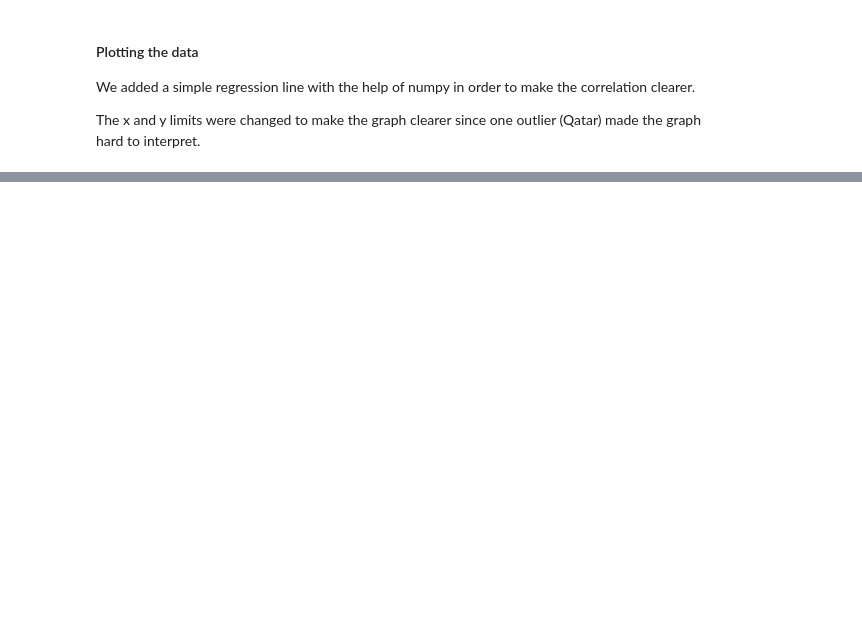
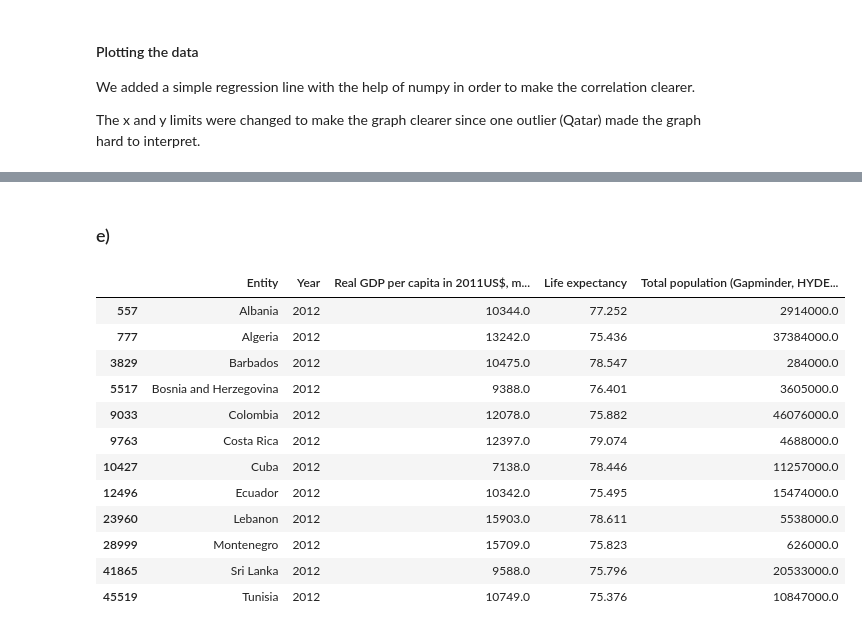
Before and after one commit to ponbac/AI-course, a Jupyter notebook: assignment1.ipynb, the cells around one changed output, grey strips where cells are left out. Saved outputs shown, nothing was run; the diff lists cells and outputs as text; code cells hidden in the pictures; blank space fills up the shorter version.

```diff
--- a/assignment1.ipynb
+++ b/assignment1.ipynb
@@ -69,0 +109,32 @@ Text(0, 0.5, 'Life expectancy')
+# %% [markdown]
+### e)
+# %%
+# Calculating the standard deviation of life expectancy
+sd_life = np.std(gdp2012['Life expectancy'])
+
+# Calculating the mean of GDP and life expectancy
+mean_life = np.mean(gdp2012['Life expectancy'])
+mean_gdp = np.mean(gdp2012['Real GDP per capita in 2011US$, multiple benchmarks (Maddison Project Database (2018))'])
+
+# We count all values above this value as having a high life expectancy
+high_life = mean_life + (sd_life / 2)
+
+# Selecting the rows where life expectancy is above high_life and GDP is below the mean
+results = gdp2012[gdp2012['Life expectancy'] > high_life]
+results = results[results['Real GDP per capita in 2011US$, multiple benchmarks (Maddison Project Database (2018))'] < mean_gdp]
+
+results
+# %% [output]
+|  | Entity | Year | Real GDP per capita in 2011US$, m... | Life expectancy | Total population (Gapminder, HYDE... |
+| 557 | Albania | 2012 | 10344.0 | 77.252 | 2914000.0 |
+| 777 | Algeria | 2012 | 13242.0 | 75.436 | 37384000.0 |
+| 3829 | Barbados | 2012 | 10475.0 | 78.547 | 284000.0 |
+| 5517 | Bosnia and Herzegovina | 2012 | 9388.0 | 76.401 | 3605000.0 |
+| 9033 | Colombia | 2012 | 12078.0 | 75.882 | 46076000.0 |
+| 9763 | Costa Rica | 2012 | 12397.0 | 79.074 | 4688000.0 |
+| 10427 | Cuba | 2012 | 7138.0 | 78.446 | 11257000.0 |
+| 12496 | Ecuador | 2012 | 10342.0 | 75.495 | 15474000.0 |
+| 23960 | Lebanon | 2012 | 15903.0 | 78.611 | 5538000.0 |
+| 28999 | Montenegro | 2012 | 15709.0 | 75.823 | 626000.0 |
+| 41865 | Sri Lanka | 2012 | 9588.0 | 75.796 | 20533000.0 |
+| 45519 | Tunisia | 2012 | 10749.0 | 75.376 | 10847000.0 |
```
Also changed, not shown: parts of 12 cells of this notebook, 1 other file.
